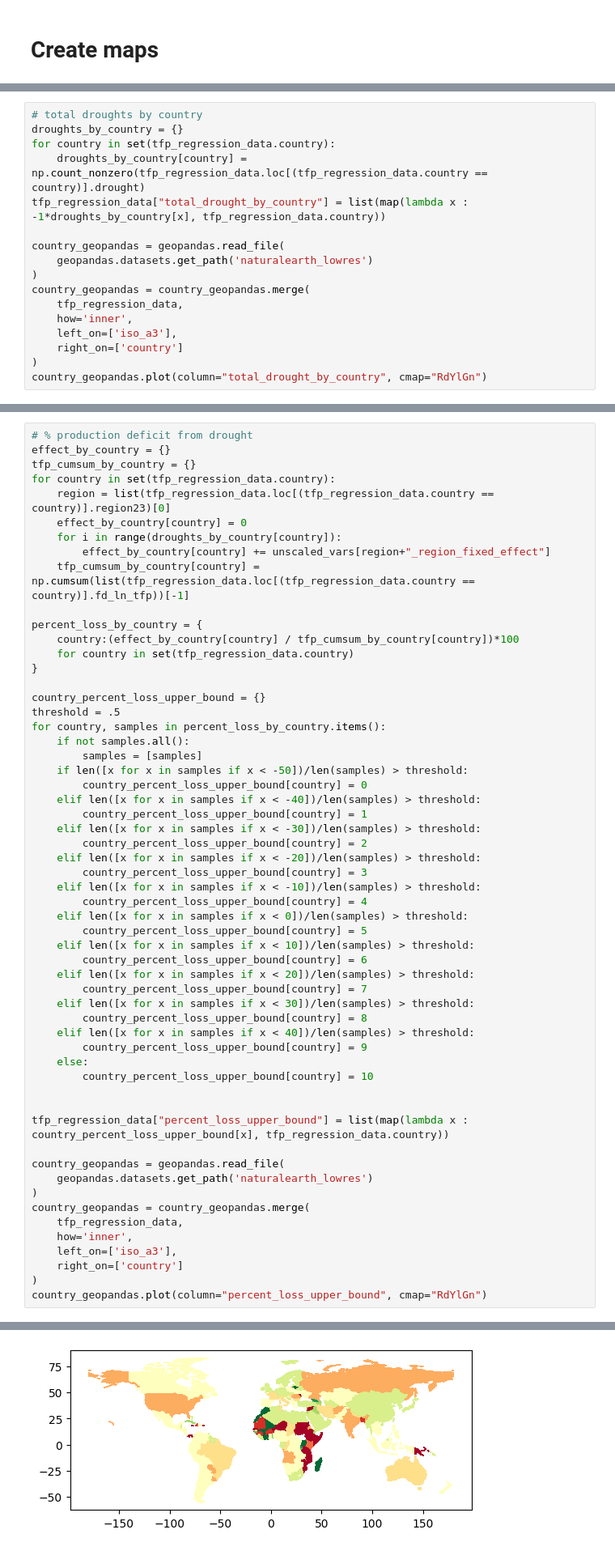
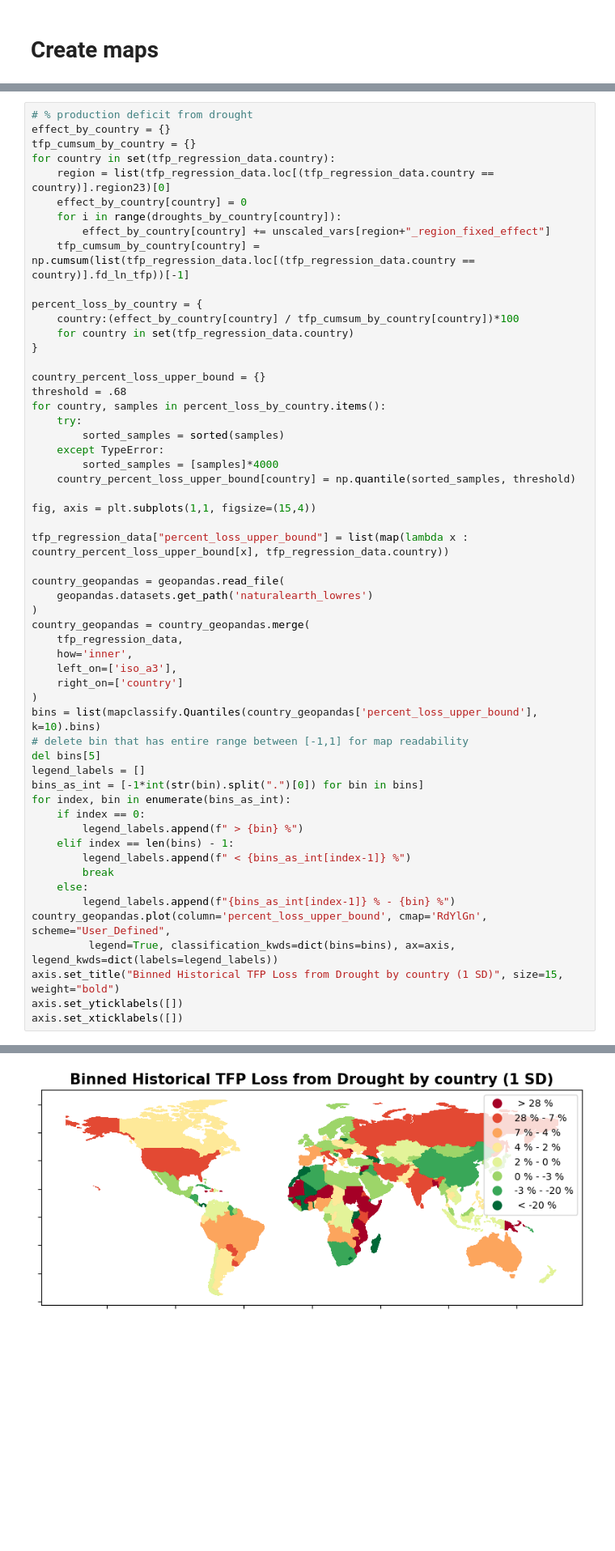
Before and after one commit to greenguy33/climate_econometric_model_comparison, a Jupyter notebook: notebooks/bayesian_models.ipynb, the cells around one changed output, grey strips where cells are left out. Shown at 81% size. Cells and saved outputs as stored; diff of their text form; blank space fills up the shorter version.

Commit message:
two paper figures done

```diff
--- a/notebooks/bayesian_models.ipynb
+++ b/notebooks/bayesian_models.ipynb
@@ -488,17 +431,0 @@ axes[1].set_xticks(list(range(0,20)), list(sorted_region_percentiles.keys()), ro
-# %%
-# total droughts by country
-droughts_by_country = {}
-for country in set(tfp_regression_data.country):
-    droughts_by_country[country] = np.count_nonzero(tfp_regression_data.loc[(tfp_regression_data.country == country)].drought)
-tfp_regression_data["total_drought_by_country"] = list(map(lambda x : -1*droughts_by_country[x], tfp_regression_data.country))
-
-country_geopandas = geopandas.read_file(
-    geopandas.datasets.get_path('naturalearth_lowres')
-)
-country_geopandas = country_geopandas.merge(
-    tfp_regression_data,
-    how='inner',
-    left_on=['iso_a3'],
-    right_on=['country']
-)
-country_geopandas.plot(column="total_drought_by_country", cmap="RdYlGn")
@@ -522,33 +521,15 @@ percent_loss_by_country = {
 }
 
 country_percent_loss_upper_bound = {}
-threshold = .5
+threshold = .68
 for country, samples in percent_loss_by_country.items():
-    if not samples.all():
-        samples = [samples]
-    if len([x for x in samples if x < -50])/len(samples) > threshold:
-        country_percent_loss_upper_bound[country] = 0
-    elif len([x for x in samples if x < -40])/len(samples) > threshold:
-        country_percent_loss_upper_bound[country] = 1
-    elif len([x for x in samples if x < -30])/len(samples) > threshold:
-        country_percent_loss_upper_bound[country] = 2
-    elif len([x for x in samples if x < -20])/len(samples) > threshold:
-        country_percent_loss_upper_bound[country] = 3
-    elif len([x for x in samples if x < -10])/len(samples) > threshold:
-        country_percent_loss_upper_bound[country] = 4
-    elif len([x for x in samples if x < 0])/len(samples) > threshold:
-        country_percent_loss_upper_bound[country] = 5
-    elif len([x for x in samples if x < 10])/len(samples) > threshold:
-        country_percent_loss_upper_bound[country] = 6
-    elif len([x for x in samples if x < 20])/len(samples) > threshold:
-        country_percent_loss_upper_bound[country] = 7
-    elif len([x for x in samples if x < 30])/len(samples) > threshold:
-        country_percent_loss_upper_bound[country] = 8
-    elif len([x for x in samples if x < 40])/len(samples) > threshold:
-        country_percent_loss_upper_bound[country] = 9
-    else:
-        country_percent_loss_upper_bound[country] = 10
+    try:
+        sorted_samples = sorted(samples)
+    except TypeError:
+        sorted_samples = [samples]*4000
+    country_percent_loss_upper_bound[country] = np.quantile(sorted_samples, threshold)
 
+fig, axis = plt.subplots(1,1, figsize=(15,4))
 
 tfp_regression_data["percent_loss_upper_bound"] = list(map(lambda x : country_percent_loss_upper_bound[x], tfp_regression_data.country))
 
@@ -561,5 +542,22 @@ country_geopandas = country_geopandas.merge(
     left_on=['iso_a3'],
     right_on=['country']
 )
-country_geopandas.plot(column="percent_loss_upper_bound", cmap="RdYlGn")
+bins = list(mapclassify.Quantiles(country_geopandas['percent_loss_upper_bound'], k=10).bins)
+# delete bin that has entire range between [-1,1] for map readability
+del bins[5]
+legend_labels = []
+bins_as_int = [-1*int(str(bin).split(".")[0]) for bin in bins]
+for index, bin in enumerate(bins_as_int):
+    if index == 0:
+        legend_labels.append(f" > {bin} %")
+    elif index == len(bins) - 1:
+        legend_labels.append(f" < {bins_as_int[index-1]} %")
+        break
+    else:
+        legend_labels.append(f"{bins_as_int[index-1]} % - {bin} %")
+country_geopandas.plot(column='percent_loss_upper_bound', cmap='RdYlGn', scheme="User_Defined",
+         legend=True, classification_kwds=dict(bins=bins), ax=axis, legend_kwds=dict(labels=legend_labels))
+axis.set_title("Binned Historical TFP Loss from Drought by country (1 SD)", size=15, weight="bold")
+axis.set_yticklabels([])
+axis.set_xticklabels([])
 # %% [output]
@@ -567 +573 @@ country_geopandas.plot(column="percent_loss_upper_bound", cmap="RdYlGn")
-[figure, old version]
+[figure, new version]
```
Also changed, not shown: parts of 6 cells of this notebook, 2 other files.
